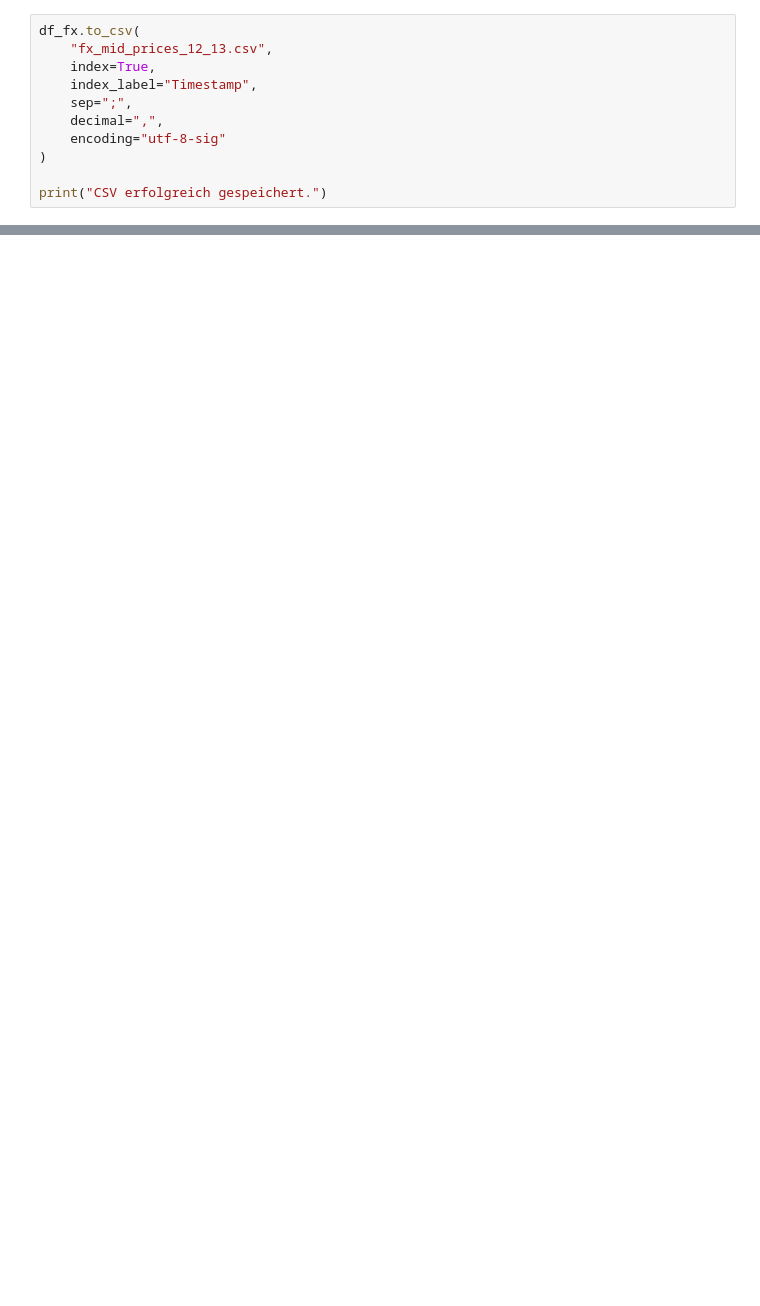
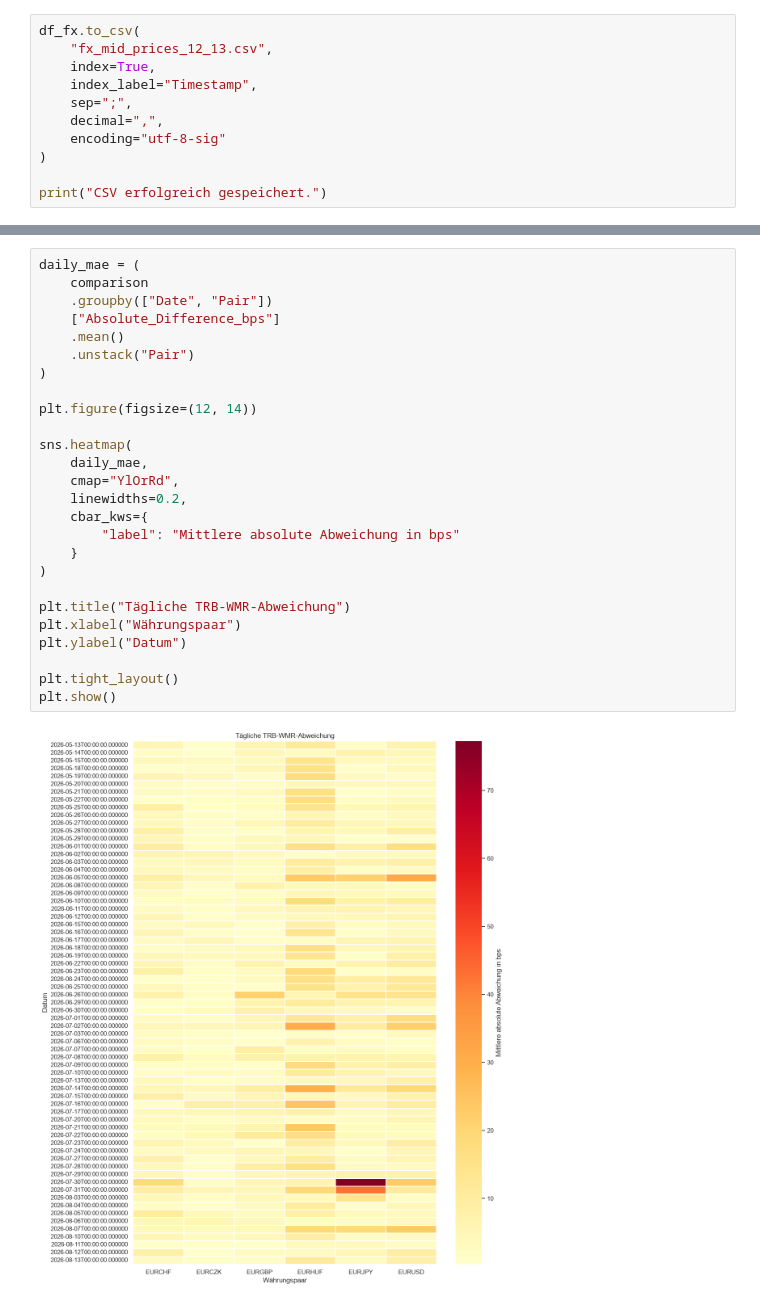
Before and after one commit to hrtwhl/WMR-Fixing, a Jupyter notebook: analysis.ipynb, the cells around one changed output, grey strips where cells are left out. Cells and saved outputs as stored; diff of their text form; blank space fills up the shorter version.

```diff
--- a/analysis.ipynb
+++ b/analysis.ipynb
@@ -223,0 +815,28 @@ print("CSV erfolgreich gespeichert.")
+# %%
+daily_mae = (
+    comparison
+    .groupby(["Date", "Pair"])
+    ["Absolute_Difference_bps"]
+    .mean()
+    .unstack("Pair")
+)
+
+plt.figure(figsize=(12, 14))
+
+sns.heatmap(
+    daily_mae,
+    cmap="YlOrRd",
+    linewidths=0.2,
+    cbar_kws={
+        "label": "Mittlere absolute Abweichung in bps"
+    }
+)
+
+plt.title("Tägliche TRB-WMR-Abweichung")
+plt.xlabel("Währungspaar")
+plt.ylabel("Datum")
+
+plt.tight_layout()
+plt.show()
+# %% [output]
+[figure, added]
```
Also changed, not shown: parts of 32 cells of this notebook, 1 other file.
